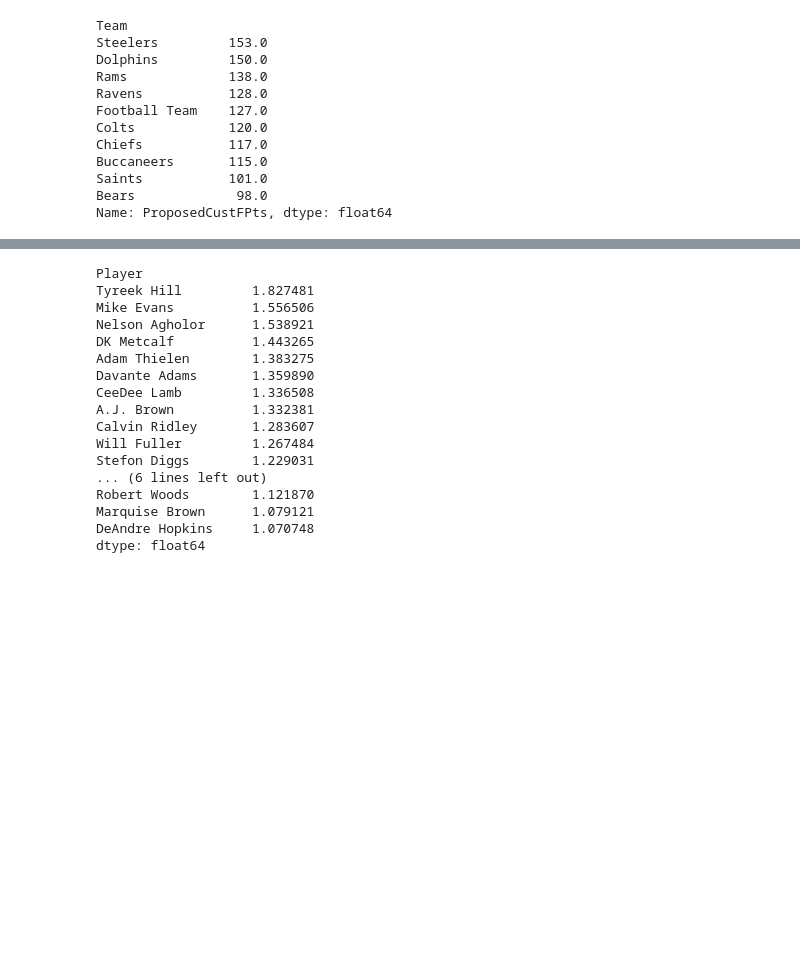
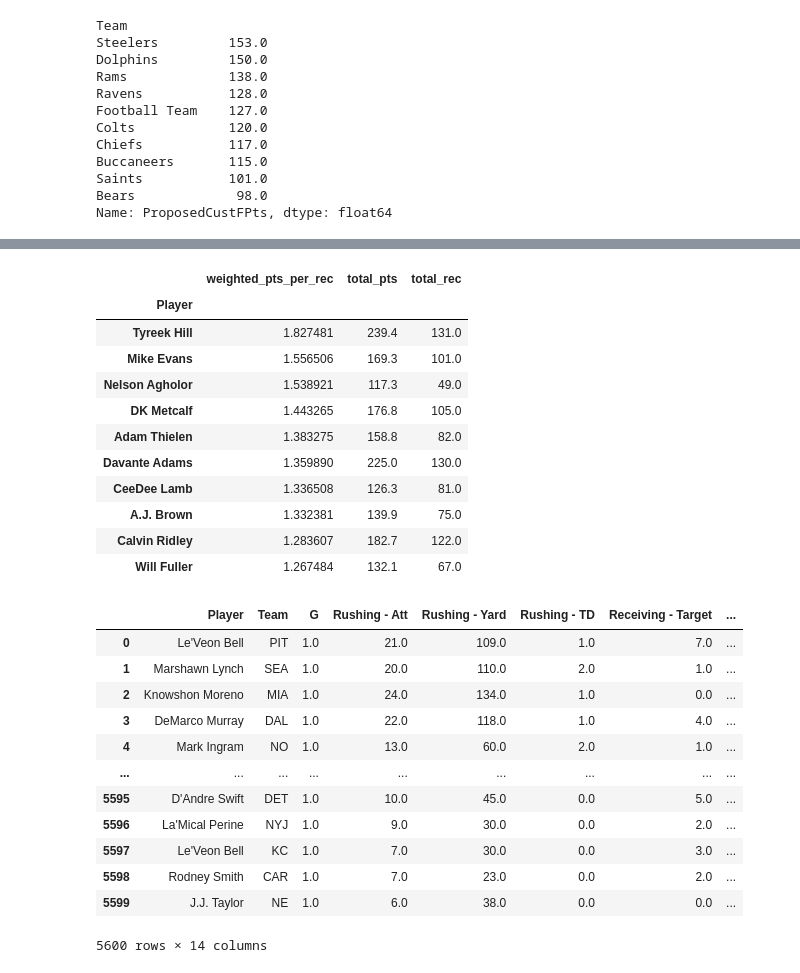
Before and after one commit to wspurgin/fantasy_football_stats, a Jupyter notebook: Fantasy Football Defense Stat Scrapper.ipynb, the cells around one changed output, grey strips where cells are left out. Cells and saved outputs as stored; diff of their text form; code cells hidden in the pictures; blank space fills up the shorter version.

```diff
--- a/Fantasy Football Defense Stat Scrapper.ipynb
+++ b/Fantasy Football Defense Stat Scrapper.ipynb
@@ -463,26 +512,38 @@ wr_df
 wr_df['FPts/Tgt'] = wr_df.FPts / wr_df['Receiving - Target']
 
 
-wr_season_df_gb = wr_df.where(wr_df.Season == wr_df.Season.max()).groupby('Player')
-wr_season_df = wr_season_df_gb.size().to_frame(name='num_games').join(wr_season_df_gb.FPts.sum()).join(wr_season_df_gb['Receiving - Target'].sum()).rename(columns={'Receiving - Target': 'RecTgts'})
-wr_season_db = wr_season_df.where(wr_season_df.RecTgts != 0)
+wr_season_df_gb = wr_df.where(wr_df.Season == wr_df.Season.max()).where(wr_df['Receiving - Target'] != 0).rename(columns={'Receiving - Target': 'RecTgts'}).groupby('Player')
+wr_season_df = wr_season_df_gb
+wr_season_db = wr_season_df
 
-((wr_season_db.FPts / wr_season_db.RecTgts) / (wr_season_db.num_games.max() / wr_season_db.num_games)).sort_values(ascending=False).head(20)
+temp_df = ((wr_season_db.FPts.sum() / wr_season_db.RecTgts.sum()) * (wr_season_db.size() / wr_season_db.size().max())).to_frame(name='weighted_pts_per_rec')
+temp_df.join(wr_season_db.FPts.sum().to_frame(name='total_pts')).join(wr_season_db.RecTgts.sum().to_frame(name='total_rec')).sort_values(by='weighted_pts_per_rec', ascending=False).head(10)
 # %% [output]
-Player
-Tyreek Hill         1.827481
-Mike Evans          1.556506
-Nelson Agholor      1.538921
-DK Metcalf          1.443265
-Adam Thielen        1.383275
-Davante Adams       1.359890
-CeeDee Lamb         1.336508
-A.J. Brown          1.332381
-Calvin Ridley       1.283607
-Will Fuller         1.267484
-Stefon Diggs        1.229031
-... (6 lines left out)
-Robert Woods        1.121870
-Marquise Brown      1.079121
-DeAndre Hopkins     1.070748
-dtype: float64
+|  | weighted_pts_per_rec | total_pts | total_rec |
+| Player |  |  |  |
+| Tyreek Hill | 1.827481 | 239.4 | 131.0 |
+| Mike Evans | 1.556506 | 169.3 | 101.0 |
+| Nelson Agholor | 1.538921 | 117.3 | 49.0 |
+| DK Metcalf | 1.443265 | 176.8 | 105.0 |
+| Adam Thielen | 1.383275 | 158.8 | 82.0 |
+| Davante Adams | 1.359890 | 225.0 | 130.0 |
+| CeeDee Lamb | 1.336508 | 126.3 | 81.0 |
+| A.J. Brown | 1.332381 | 139.9 | 75.0 |
+| Calvin Ridley | 1.283607 | 182.7 | 122.0 |
+| Will Fuller | 1.267484 | 132.1 | 67.0 |
+# %%
+rb_df
+# %% [output]
+|  | Player | Team | G | Rushing - Att | Rushing - Yard | Rushing - TD | Receiving - Target | ... |
+| 0 | Le'Veon Bell | PIT | 1.0 | 21.0 | 109.0 | 1.0 | 7.0 | ... |
+| 1 | Marshawn Lynch | SEA | 1.0 | 20.0 | 110.0 | 2.0 | 1.0 | ... |
+| 2 | Knowshon Moreno | MIA | 1.0 | 24.0 | 134.0 | 1.0 | 0.0 | ... |
+| 3 | DeMarco Murray | DAL | 1.0 | 22.0 | 118.0 | 1.0 | 4.0 | ... |
+| 4 | Mark Ingram | NO | 1.0 | 13.0 | 60.0 | 2.0 | 1.0 | ... |
+| ... | ... | ... | ... | ... | ... | ... | ... | ... |
+| 5595 | D'Andre Swift | DET | 1.0 | 10.0 | 45.0 | 0.0 | 5.0 | ... |
+| 5596 | La'Mical Perine | NYJ | 1.0 | 9.0 | 30.0 | 0.0 | 2.0 | ... |
+| 5597 | Le'Veon Bell | KC | 1.0 | 7.0 | 30.0 | 0.0 | 3.0 | ... |
+| 5598 | Rodney Smith | CAR | 1.0 | 7.0 | 23.0 | 0.0 | 2.0 | ... |
+| 5599 | J.J. Taylor | NE | 1.0 | 6.0 | 38.0 | 0.0 | 0.0 | ... |
+5600 rows × 14 columns
```
Also changed, not shown: parts of 12 cells of this notebook.
